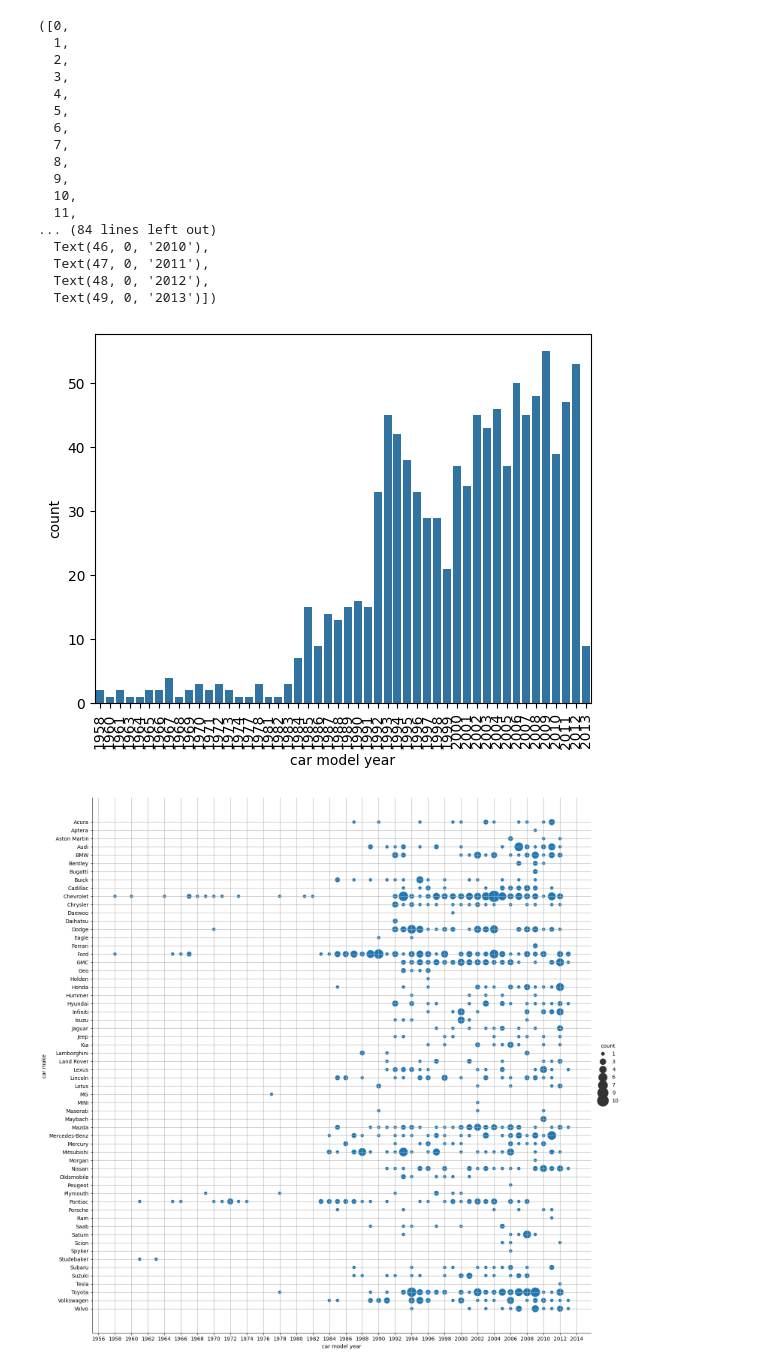
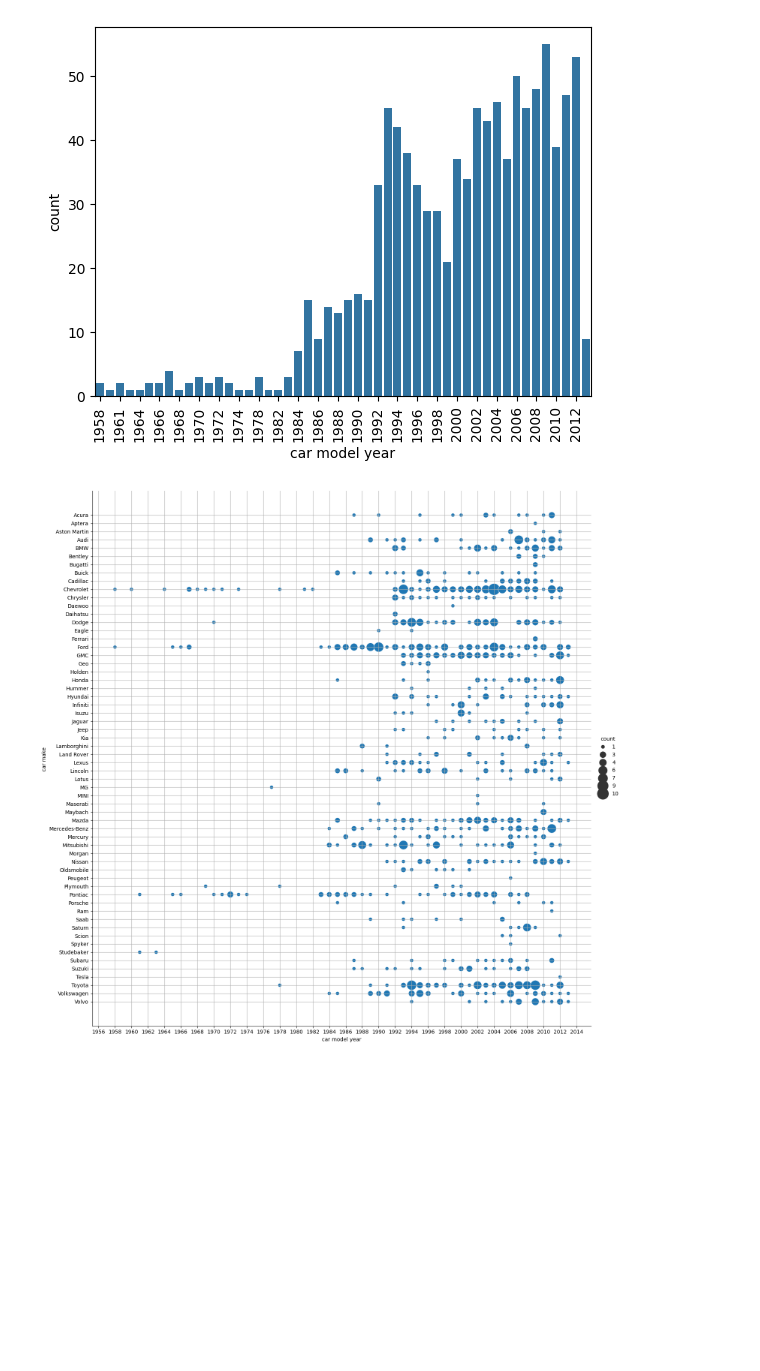
Before and after one commit to MaximKucheriaviy/labNUFT, a Jupyter notebook: VBA/lab3/lab2Notebook.ipynb, the cells around one changed output. Saved outputs shown, nothing was run; the diff lists cells and outputs as text; code cells hidden in the pictures; blank space fills up the shorter version.

```diff
--- a/VBA/lab3/lab2Notebook.ipynb
+++ b/VBA/lab3/lab2Notebook.ipynb
@@ -7,27 +7,11 @@ data = pd.read_excel('source.xlsm')
 # %%
 car_year_cout = data.groupby(["car model year"]).count()
 car_year_cout = car_year_cout.rename(columns={"country":"count"})
 sns.barplot(car_year_cout, y="count", x="car model year")
 plt.xticks(rotation=90)
+plt.gca().xaxis.set_major_locator(MultipleLocator(2))
 # %% [output]
-([0,
-  1,
-  2,
-  3,
-  4,
-  5,
-  6,
-  7,
-  8,
-  9,
-  10,
-  11,
-... (84 lines left out)
-  Text(46, 0, '2010'),
-  Text(47, 0, '2011'),
-  Text(48, 0, '2012'),
-  Text(49, 0, '2013')])
-[figure, old version]
+[figure, new version]
 # %%
 car_model_data = data.groupby(["car make ", "car model year"]).count()
 car_model_data = car_model_data.rename(columns={"country":"count"})
```
Also changed, not shown: parts of 1 cell of this notebook, 2 other files.
